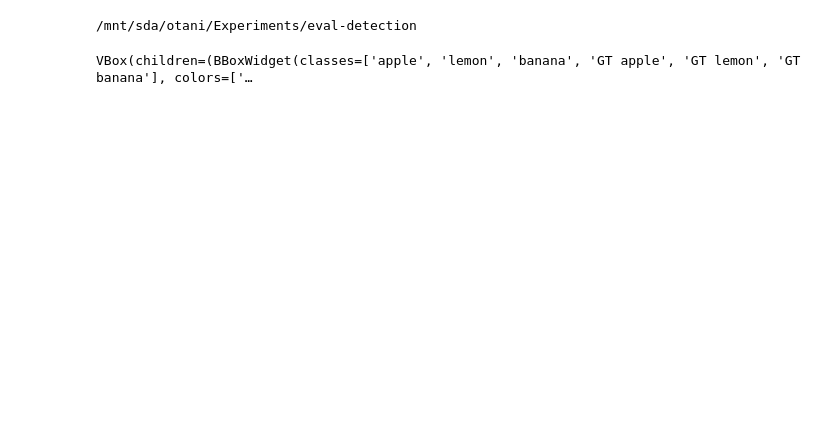
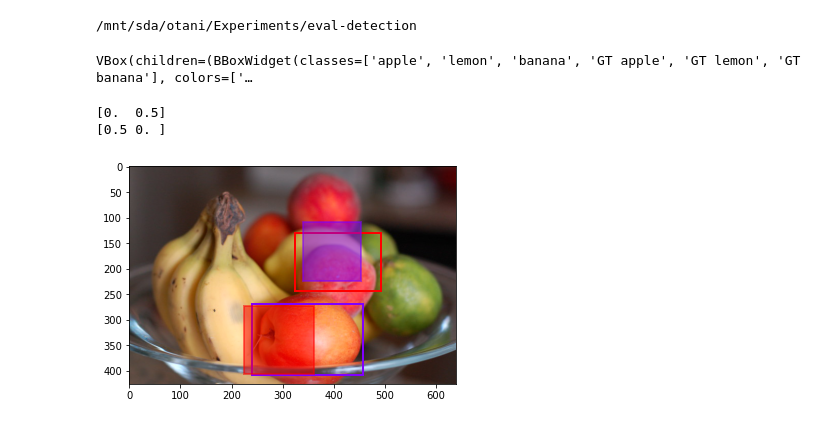
Before and after one commit to mayu-ot/oc-cost, a Jupyter notebook: notebooks/exploratory/interactive_bbox_evaluator.ipynb, the cells around one changed output. Cells and saved outputs as stored; diff of their text form; code cells hidden in the pictures; blank space fills up the shorter version.

Commit message:
update unit cost design

```diff
--- a/notebooks/exploratory/interactive_bbox_evaluator.ipynb
+++ b/notebooks/exploratory/interactive_bbox_evaluator.ipynb
@@ -21,24 +21,27 @@ bbox_widget = BBoxWidget(
 w_conf = widgets.FloatSlider(value=0.5, min=0, max=1., description='Confidence')
 bbox_widget.attach(w_conf, name="confidence")
 
-def format_bboxes(bboxes, classes):
+def format_bboxes(bboxes, classes, return_orders=False):
+    orders = []
     formatted_bboxes = []
     for label in classes:
         formatted_bboxes.append([])
-        for bbox in bboxes:
+        for i, bbox in enumerate(bboxes):
             if label in bbox["label"]:
                 if bbox["label"].startswith("GT"):
                     conf = 1
                 else:
                     conf = bbox["confidence"]
                 formatted_bboxes[-1].append([bbox["x"], bbox["y"], bbox["x"]+bbox["width"], bbox["y"]+bbox["height"], conf])
+                orders.append(i)
         formatted_bboxes[-1] = np.asarray(formatted_bboxes[-1], dtype=np.float32).reshape(-1, 5)
-
+    if return_orders:
+        return formatted_bboxes, orders
     return formatted_bboxes
 
 def evaluate_bboxes():
     gt_bboxes = [b for b in bbox_widget.bboxes if b["label"].startswith("GT")]
-    gt_bboxes = format_bboxes(gt_bboxes, bbox_widget.classes[:3])
+    gt_bboxes = format_bboxes(gt_bboxes, CLASS_LABELS)
     bboxes = [b for b in bbox_widget.bboxes if not b["label"].startswith("GT")]
     bboxes = format_bboxes(bboxes, CLASS_LABELS)
     otc, log = get_ot_cost(gt_bboxes, bboxes, return_matrix=True)
@@ -82,0 +89,34 @@ VBox(children=(BBoxWidget(classes=['apple', 'lemon', 'banana', 'GT apple', 'GT l
+# %%
+from matplotlib.patches import Rectangle
+from matplotlib.pyplot import cm
+
+gt_bboxes = [b for b in bbox_widget.bboxes if b["label"].startswith("GT")]
+fmt_gt_bboxes, gt_bbox_indices = format_bboxes(gt_bboxes, CLASS_LABELS, return_orders=True)
+bboxes = [b for b in bbox_widget.bboxes if not b["label"].startswith("GT")]
+fmt_bboxes, bbox_indices = format_bboxes(bboxes, CLASS_LABELS, return_orders=True)
+otc, log = get_ot_cost(fmt_gt_bboxes, fmt_bboxes, return_matrix=True)
+
+img = plt.imread("data/sample_img/fruits.jpeg")
+plt.imshow(img)
+ax = plt.gca()
+
+# draw gt bboxes
+color = cm.rainbow(np.linspace(0, 1, len(gt_bboxes)))
+for bi, c in zip(gt_bbox_indices, color):
+    b = gt_bboxes[bi]
+    rect = Rectangle((b["x"], b["y"]), b["width"], b["height"], lw=2, edgecolor=c, fc="None")
+    ax.add_patch(rect)
+
+# draw bboxes
+for weight, c in zip(log["G"], color):
+    print(weight)
+    for bi, w in zip(bbox_indices, weight):
+        b = bboxes[bi]
+        rect = Rectangle((b["x"], b["y"]), b["width"], b["height"], lw=2, ec=c, fc=c, alpha=w)
+        ax.add_patch(rect)
+
+plt.show()
+# %% [output]
+[0.  0.5]
+[0.5 0. ]
+[figure, added]
```
Also changed, not shown: parts of 1 cell of this notebook, 5 other files.
